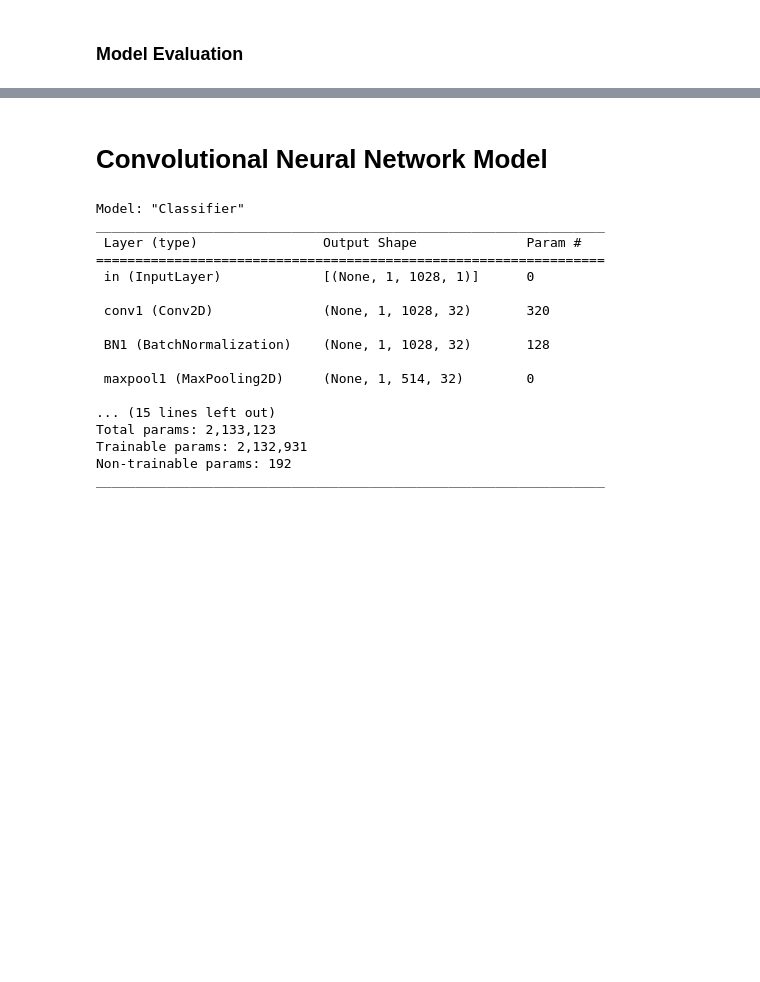
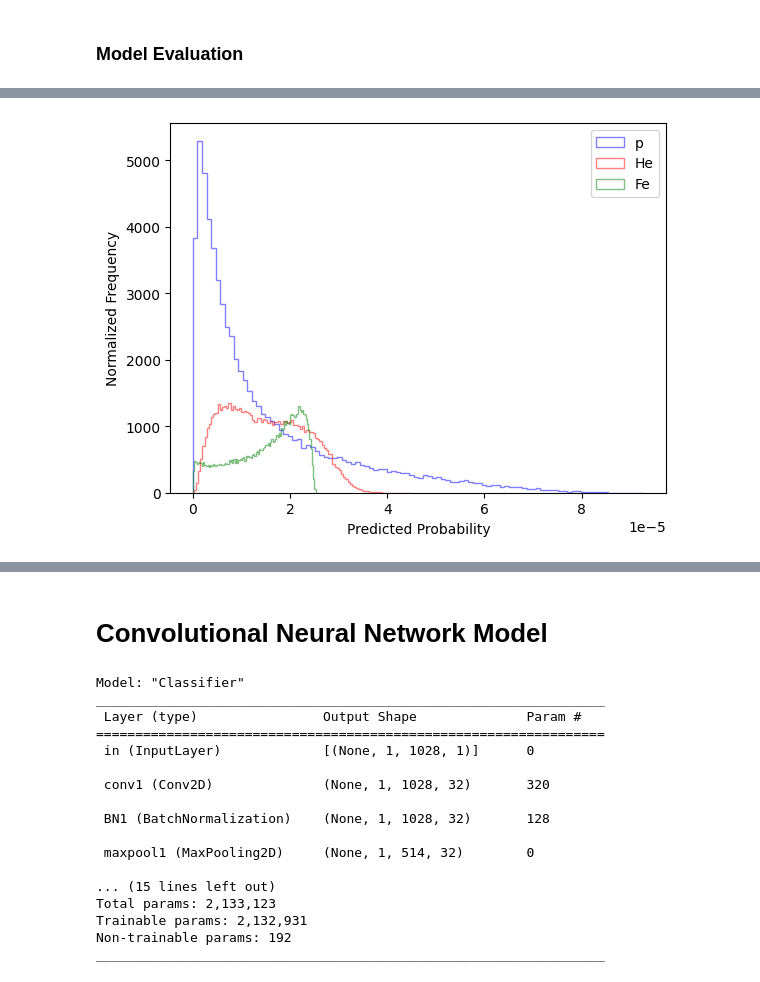
Before and after one commit to LorenzoValente3/Iron-Classifier, a Jupyter notebook: internship.ipynb, the cells around one changed output, grey strips where cells are left out. Saved outputs shown, nothing was run; the diff lists cells and outputs as text; code cells hidden in the pictures; blank space fills up the shorter version.

```diff
--- a/internship.ipynb
+++ b/internship.ipynb
@@ -625,0 +659,20 @@ True Labels: [0 2 2 ... 1 2 2]
+# %%
+# Split predictions into three separate arrays for each class
+p_predictions = predictions[:, 0]
+he_predictions = predictions[:, 1]
+fe_predictions = predictions[:, 2]
+
+# Create histogram for each class
+plt.hist(p_predictions, bins=100, alpha=0.5, label='p', color='blue', histtype='step')
+plt.hist(he_predictions, bins=100, alpha=0.5, label='He', color='red', histtype='step')
+plt.hist(fe_predictions, bins=100, alpha=0.5, label='Fe', color='green', histtype='step')
+
+# Set plot labels and legend
+plt.xlabel('Predicted Probability')
+plt.ylabel('Normalized Frequency')
+plt.legend()
+
+# Show the plot
+plt.show()
+# %% [output]
+[figure, added]
```
Also changed, not shown: parts of 13 cells of this notebook, 2 other files.
